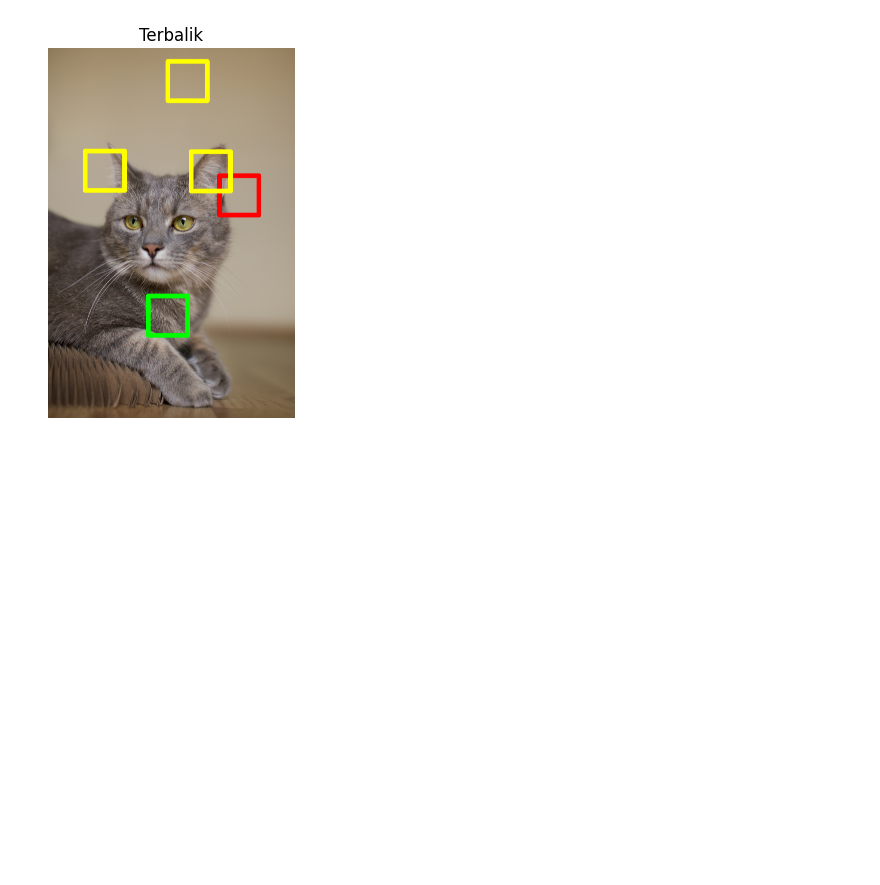
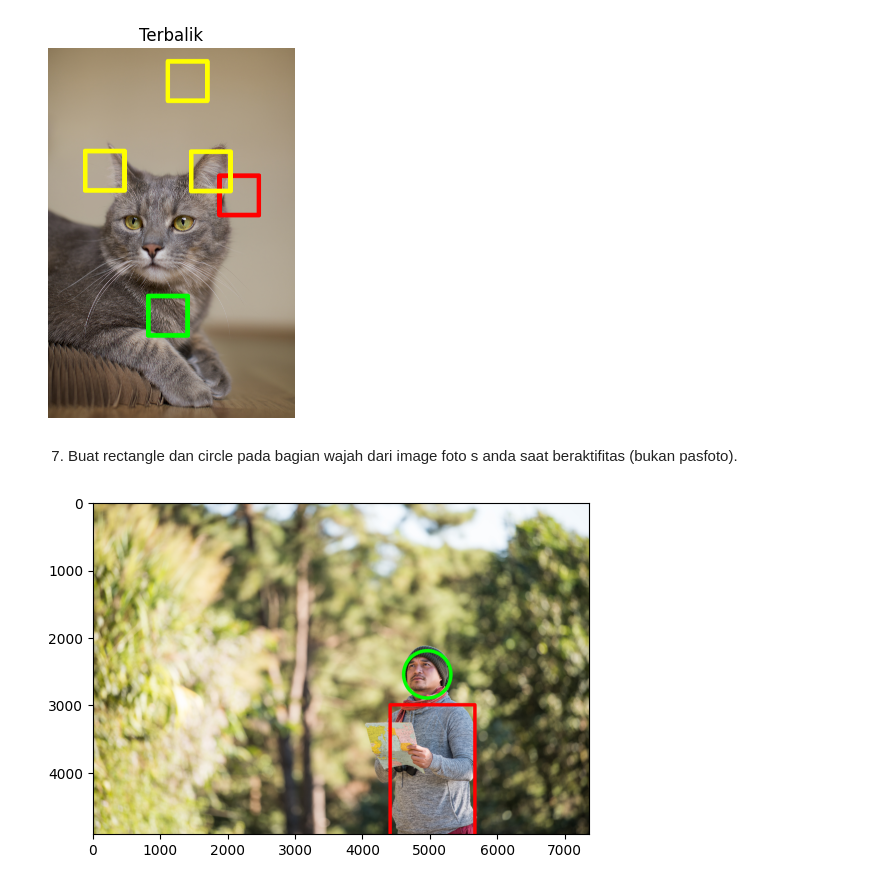
Before and after one commit to rafiirajendra/PCVK, a Jupyter notebook: Week2.ipynb, the cells around one changed output. Cells and saved outputs as stored; diff of their text form; code cells hidden in the pictures; blank space fills up the shorter version.

```diff
--- a/Week2.ipynb
+++ b/Week2.ipynb
@@ -283,3 +283,29 @@ plt.title("Terbalik")
 # %% [output]
 Text(0.5, 1.0, 'Terbalik')
 [figure]
+# %% [markdown]
+7. Buat rectangle dan circle pada bagian wajah dari image foto s anda saat beraktifitas (bukan pasfoto).
+# %%
+gambar = cv.imread('/content/drive/MyDrive/PCVK/activity.jpg')
+
+# koordinat wajah
+x_w, y_w, w_w, h_w = 4600, 2200, 700, 700
+
+# koordinat badan
+x_b, y_b, w_b, h_b = 4400, 3000, 1255, 2000
+
+
+# cirlce wajah
+center_w = (x_w + w_w//2, y_w + h_w//2)
+radius_w = min(w_w, h_w)//2
+cv.circle(gambar, center_w, radius_w, (0, 255, 0), 50)
+
+# rectangle badan
+cv.rectangle(gambar, (x_b, y_b), (x_b+w_b, y_b+h_b), (0, 0, 255), 50)
+
+gambar_rgb = cv.cvtColor(gambar, cv.COLOR_BGR2RGB)
+
+plt.imshow(gambar_rgb)
+plt.show()
+# %% [output]
+[figure, added]
```
